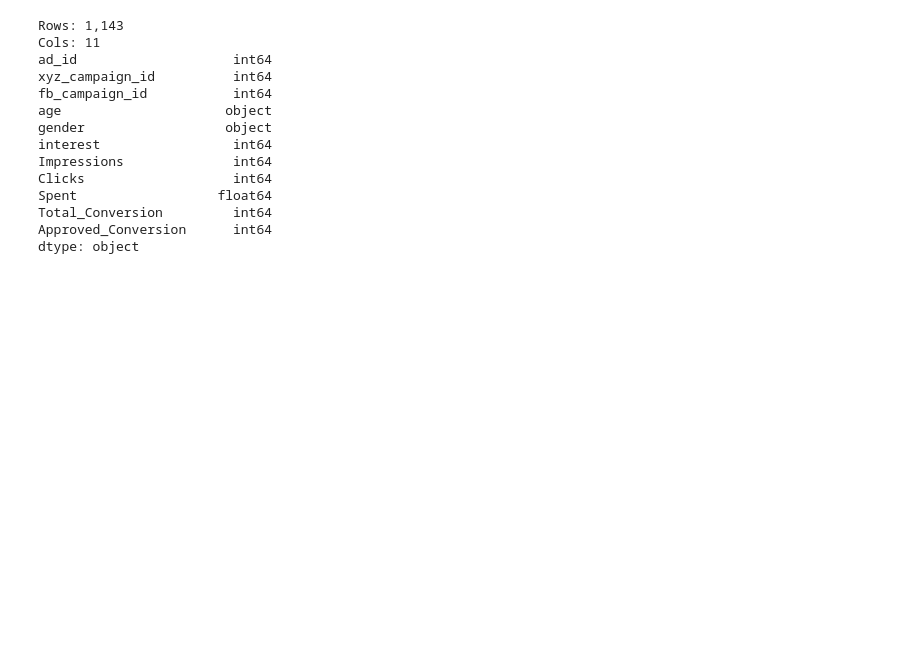
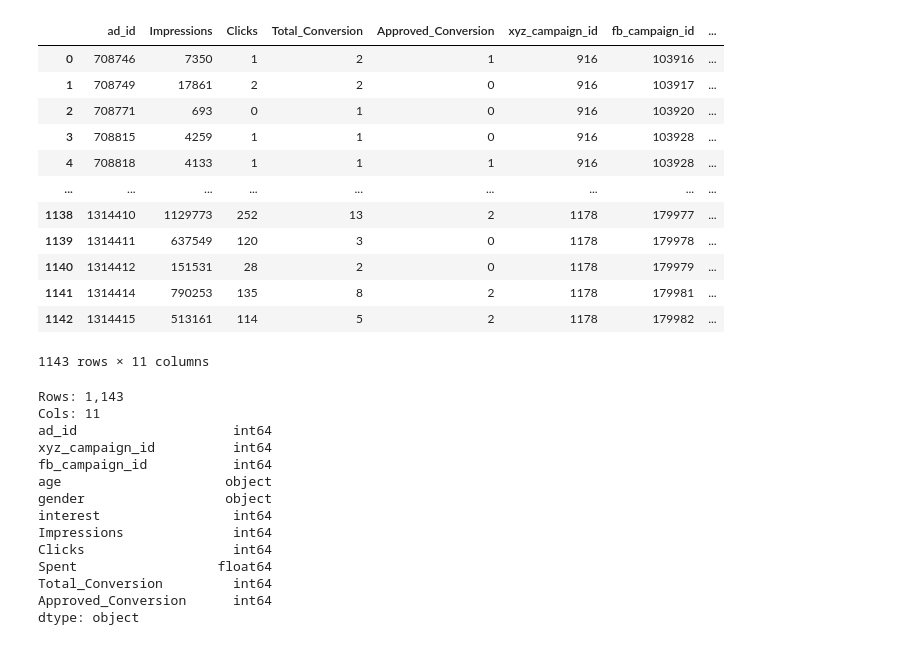
Before and after one commit to haitranduc4270/Sales-Conversion-Optimization-Project, a Jupyter notebook: notebooks/Prj_business_intelligence.ipynb, the cells around one changed output. Saved outputs shown, nothing was run; the diff lists cells and outputs as text; code cells hidden in the pictures; blank space fills up the shorter version.

```diff
--- a/notebooks/sales-eda-ab-testing-predictive-modeling.ipynb
+++ b/notebooks/Prj_business_intelligence.ipynb
@@ -31,2 +20,45 @@ SIGNIFICANCE_LEVEL = 0.05
+# %%
+# Connect to data warehouse aiaiven possgress to get data
+conn = psycopg2.connect(
+    ""
+)
+cursor = conn.cursor()
+
+# sql = '''SELECT * FROM dim_demographics;'''
+sql_query = """
+SELECT
+    fam.ad_id,
+    fam.Impressions as "Impressions",
+    fam.Clicks as "Clicks",
+    fam.Total_Conversion as "Total_Conversion",
+    fam.Approved_Conversion as "Approved_Conversion",
+    fam.xyz_campaign_id as "xyz_campaign_id",
+    dc.fb_campaign_id,
+    dd.age,
+    dd.gender,
+    dd.Spent as "Spent",
+    di.interest
+FROM fact_ads_metrics fam
+LEFT JOIN dim_campaign dc ON fam.fb_campaign_id = dc.fb_campaign_id
+LEFT JOIN dim_demographics dd ON fam.demographic_id = dd.demographic_id
+LEFT JOIN dim_interest di ON fam.interest_id = di.interest_id;
+"""
+sales = pd.read_sql(sql_query, conn)
+conn.commit()
+sales
+# %% [output]
+|  | ad_id | Impressions | Clicks | Total_Conversion | Approved_Conversion | xyz_campaign_id | fb_campaign_id | ... |
+| 0 | 708746 | 7350 | 1 | 2 | 1 | 916 | 103916 | ... |
+| 1 | 708749 | 17861 | 2 | 2 | 0 | 916 | 103917 | ... |
+| 2 | 708771 | 693 | 0 | 1 | 0 | 916 | 103920 | ... |
+| 3 | 708815 | 4259 | 1 | 1 | 0 | 916 | 103928 | ... |
+| 4 | 708818 | 4133 | 1 | 1 | 1 | 916 | 103928 | ... |
+| ... | ... | ... | ... | ... | ... | ... | ... | ... |
+| 1138 | 1314410 | 1129773 | 252 | 13 | 2 | 1178 | 179977 | ... |
+| 1139 | 1314411 | 637549 | 120 | 3 | 0 | 1178 | 179978 | ... |
+| 1140 | 1314412 | 151531 | 28 | 2 | 0 | 1178 | 179979 | ... |
+| 1141 | 1314414 | 790253 | 135 | 8 | 2 | 1178 | 179981 | ... |
+| 1142 | 1314415 | 513161 | 114 | 5 | 2 | 1178 | 179982 | ... |
+1143 rows × 11 columns
 # %%
 file_path = '../data/raw/KAG_conversion_data.csv'
```
Also changed, not shown: parts of 20 cells of this notebook, 3 other files.
